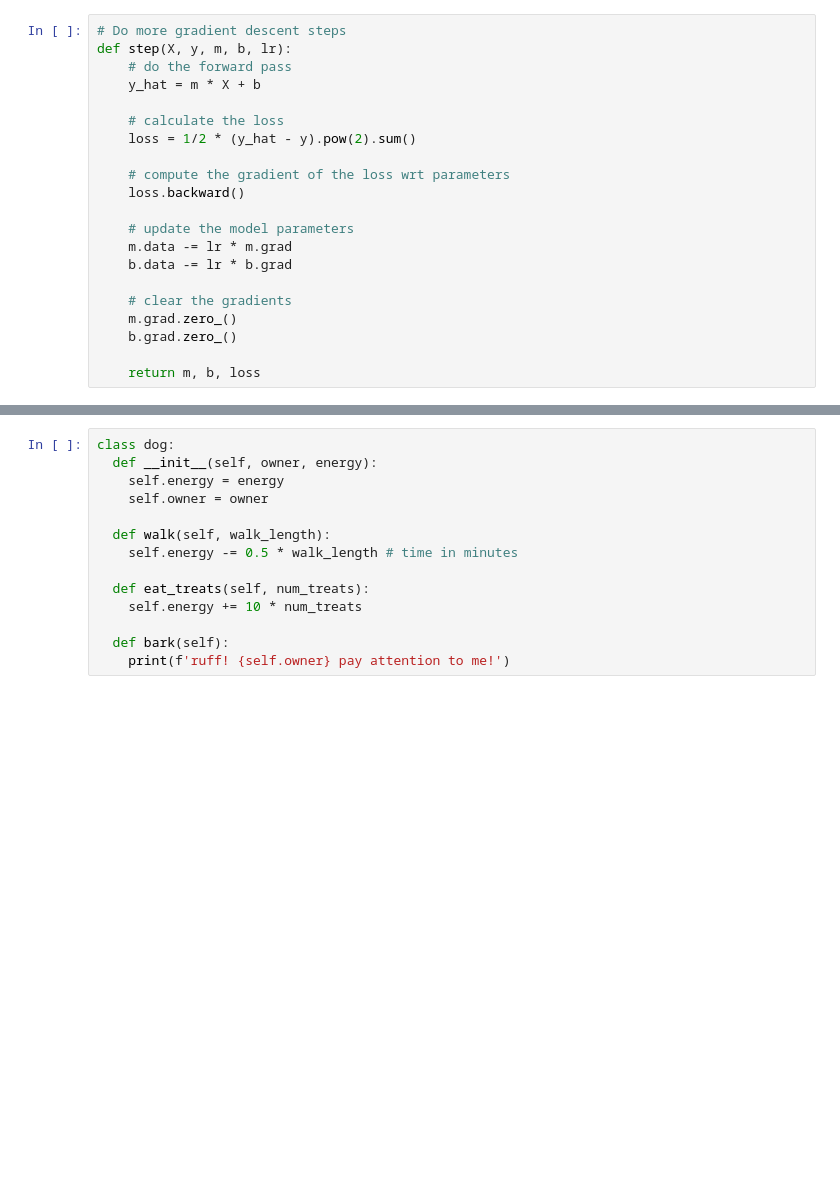
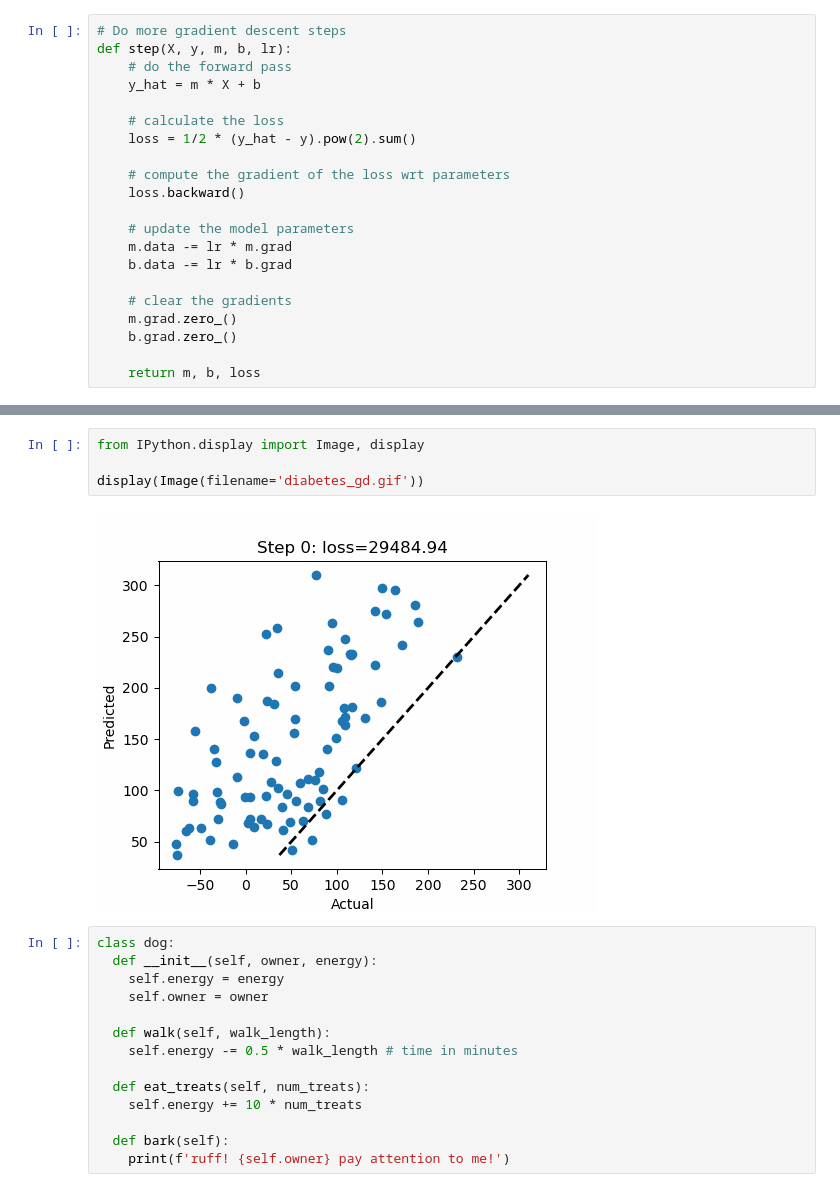
Before and after one commit to bshralam/chemML-deep, a Jupyter notebook: pytorch_DL.ipynb, the cells around one changed output, grey strips where cells are left out. Drawn from its saved outputs; the diff is of its cells as text; blank space fills up the shorter version.

```diff
--- a/pytorch_DL.ipynb
+++ b/pytorch_DL.ipynb
@@ -407,3 +591,9 @@ ax.legend()
+# %%
+from IPython.display import Image, display
+
+display(Image(filename='diabetes_gd.gif'))
+# %% [output]
+[figure, added]
 # %%
 class dog:
   def __init__(self, owner, energy):
```
Also changed, not shown: parts of 39 cells of this notebook, 19 other files.
